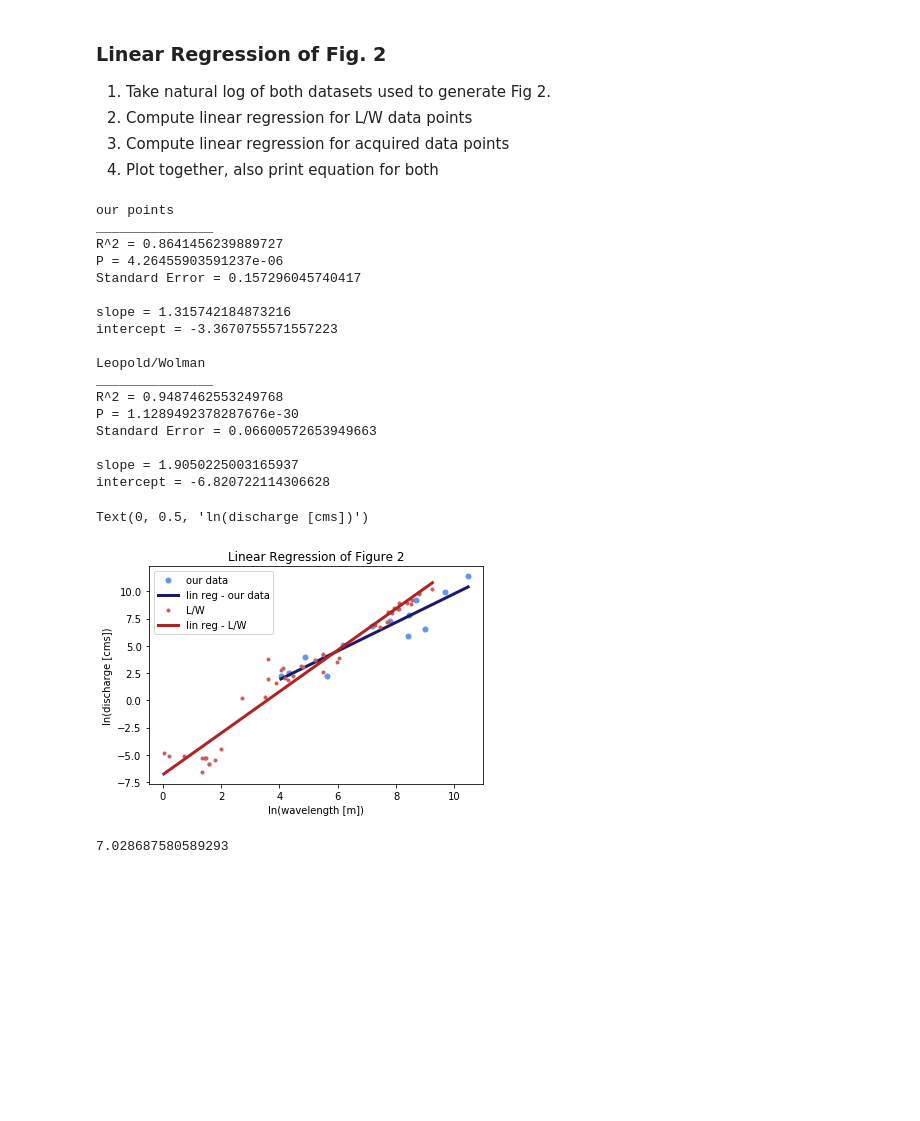
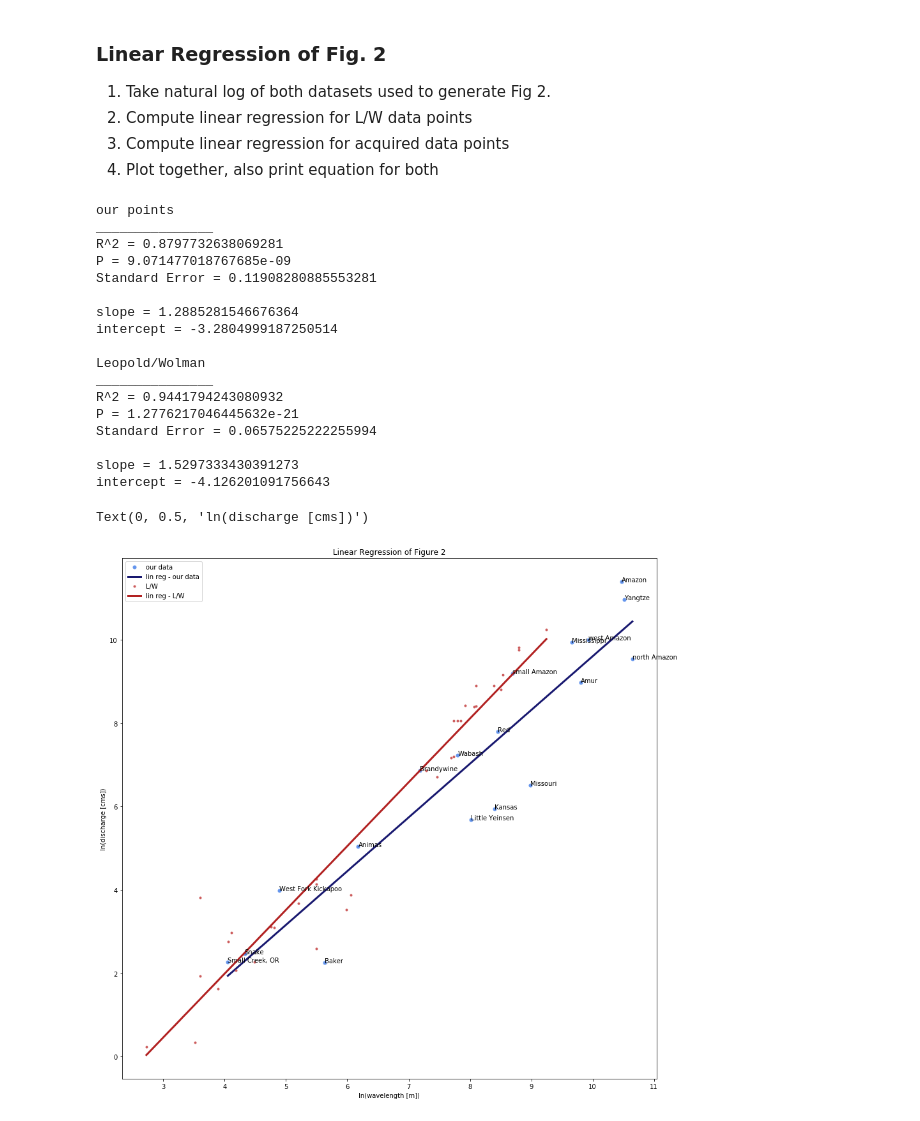
Before and after one commit to b-r-hamilton/meander, a Jupyter notebook: Analysis on River Segments.ipynb, the cells around one changed output. Cells and saved outputs as stored; diff of their text form; code cells hidden in the pictures; blank space fills up the shorter version.

```diff
--- a/Analysis on River Segments.ipynb
+++ b/Analysis on River Segments.ipynb
@@ -16,0 +19,4 @@ Acquire all segmented data (handpicked by Char/Brynn), and the Leopold/Wolman da
+# %%
+segment_folder = r'C:\Users\bydd1\OneDrive\Documents\Research\MS Sinuosity Data\Segments'
+comparison_path = r'C:\Users\bydd1\OneDrive\Documents\Research\MS Sinuosity Data\Data from Sam\LeopoldWolmanApp8_noflume.xlsx'
+compressed_discharge_path = r'C:\Users\bydd1\OneDrive\Documents\Research\MS Sinuosity Data\compressed_ra.pickle'
@@ -17,8 +25,4 @@ Acquire all segmented data (handpicked by Char/Brynn), and the Leopold/Wolman da
 # %%
-segment_folder = r'C:\Users\bydd1\OneDrive\Documents\Research\MS Sinuosity Data\Amazon Segments'
-comparison_path = r'C:\Users\bydd1\OneDrive\Documents\Research\MS Sinuosity Data\Data from Sam\LeopoldWolmanApp8.xlsx'
-compressed_discharge_path = r'C:\Users\bydd1\OneDrive\Documents\Research\MS Sinuosity Data\compressed_ra.pickle'
-
 segments = os.listdir(segment_folder)
 comp_x = pd.read_excel(comparison_path)
 
@@ -40,11 +44,6 @@ for seg in segments: #iterate through all files in 'Segments' folder
             #get meander wavelength and discharge data
             seg_data_wave.append(seg_x['Meandwave'].tolist())
             seg_data_dis.append(seg_x['max_dis'].tolist())
-
-#read leopold/wolman data transcribed by Sam
-leopold_x = pd.read_excel(comparison_path)
-leopold_wave = leopold_x['Wavelength (m)'].tolist()
-leopold_dis = leopold_x['Qbankfull (cms)'].tolist()
 # %% [output]
 Seg1.xlsx
 entry 0
@@ -70,7 +93,7 @@ rewriting excel file with 9 new columns...
 2. Plot all Leopold/Wolman data
 # %%
 plt.figure(figsize = (10,10))
-leg = ['Leopold/Wolman','Amazon', 'West Fork Kickapoo','Small Creek, OR', 'Red', 'Wabash', 'small Amazon', 'Kansas', 'Missouri', 'Mississippi', 'Brandywine', 'Animas', 'Baker', 'Snake']
+leg = ['Leopold/Wolman','Amazon', 'West Fork Kickapoo','Small Creek, OR', 'Red', 'Wabash', 'west Amazon', 'north Amazon', 'Yangtze', 'Little Yeinsen', 'Amur', 'small Amazon', 'Kansas', 'Missouri', 'Mississippi', 'Brandywine', 'Animas', 'Baker', 'Snake']
 
 plt.plot(leopold_wave, leopold_dis, '.', markersize = 10)
 
@@ -91,7 +114,8 @@ Text(0.5, 1.0, 'Fig1: Acquired data vs. L/W')
 1. Average all wavelength and discharge values for each segment
 2. Re-plot according to Fig1
 # %%
-plt.figure()
+fig = plt.figure(figsize = (15, 15))
+fig.patch.set_facecolor('white')
 plt.plot(leopold_wave, leopold_dis, '.')
 average_w = []
 average_d = []
@@ -99,6 +123,7 @@ for i in range(len(seg_data_wave)):
     avg_w = np.mean(np.asarray(seg_data_wave[i]))
     avg_d = np.mean(np.asarray(seg_data_dis[i]))
     plt.plot(avg_w, avg_d, '.', markersize = 15)
+    plt.text(avg_w, avg_d, s = leg[1 + i])
     average_w.append(avg_w)
     average_d.append(avg_d)
 plt.legend(leg,bbox_to_anchor=(1.04,1))
@@ -129,47 +154,47 @@ leopold_dis = np.delete(leopold_dis, del_ind)
 # %%
 x_ln = np.log(average_w)
 y_ln = np.log(average_d)
-y_theo = dm.lin_reg(x_ln, y_ln, 'our points')
+_,_, _, y_theo = dm.lin_reg(x_ln, y_ln, 'our points')
 
 y_theo = np.sort(y_theo)
 
-plt.figure()
+plt.figure(figsize = (15, 15))
 plt.plot(x_ln, y_ln, '.', markersize = 10, color = 'cornflowerblue')
-x_ln = np.sort(x_ln)
-plt.plot(x_ln, y_theo, '-',color = 'midnightblue', linewidth = 3)
+x_ln_sort = np.sort(x_ln)
+plt.plot(x_ln_sort, y_theo, '-',color = 'midnightblue', linewidth = 3)
+
+for i in range(len(x_ln)):
+    plt.text(x_ln[i], y_ln[i], s = leg[1 + i])
 
 leo_w_ln = np.log(leopold_wave)
 leo_d_ln = np.log(leopold_dis)
-leo_d_theo = dm.lin_reg(leo_w_ln, leo_d_ln, 'Leopold/Wolman')
+_, _, _, leo_d_theo = dm.lin_reg(leo_w_ln, leo_d_ln, 'Leopold/Wolman')
 plt.plot(leo_w_ln, leo_d_ln, '.', color = 'indianred')
 leo_d_theo = np.sort(leo_d_theo)
 leo_w_ln = np.sort(leo_w_ln)
 plt.plot(leo_w_ln, leo_d_theo, '-', color = 'firebrick', linewidth = 3)
+
 plt.legend(['our data', 'lin reg - our data', 'L/W', 'lin reg - L/W'])
 plt.title('Linear Regression of Figure 2')
 plt.xlabel('ln(wavelength [m])')
 plt.ylabel('ln(discharge [cms])')
 # %% [output]
 our points
 _______________
-R^2 = 0.8641456239889727
-P = 4.26455903591237e-06
-Standard Error = 0.157296045740417
+R^2 = 0.8797732638069281
+P = 9.071477018767685e-09
+Standard Error = 0.11908280885553281
 
-slope = 1.315742184873216
-intercept = -3.3670755571557223
+slope = 1.2885281546676364
+intercept = -3.2804999187250514
 
 Leopold/Wolman
 _______________
-R^2 = 0.9487462553249768
-P = 1.1289492378287676e-30
-Standard Error = 0.06600572653949663
+R^2 = 0.9441794243080932
+P = 1.2776217046445632e-21
+Standard Error = 0.06575225222255994
 
-slope = 1.9050225003165937
-intercept = -6.820722114306628
+slope = 1.5297333430391273
+intercept = -4.126201091756643
 Text(0, 0.5, 'ln(discharge [cms])')
-[figure, old version]
+[figure, new version]
-# %%
-np.exp(1.95)
-# %% [output]
-7.028687580589293
```
Also changed, not shown: parts of 8 cells of this notebook, 3 other files.
